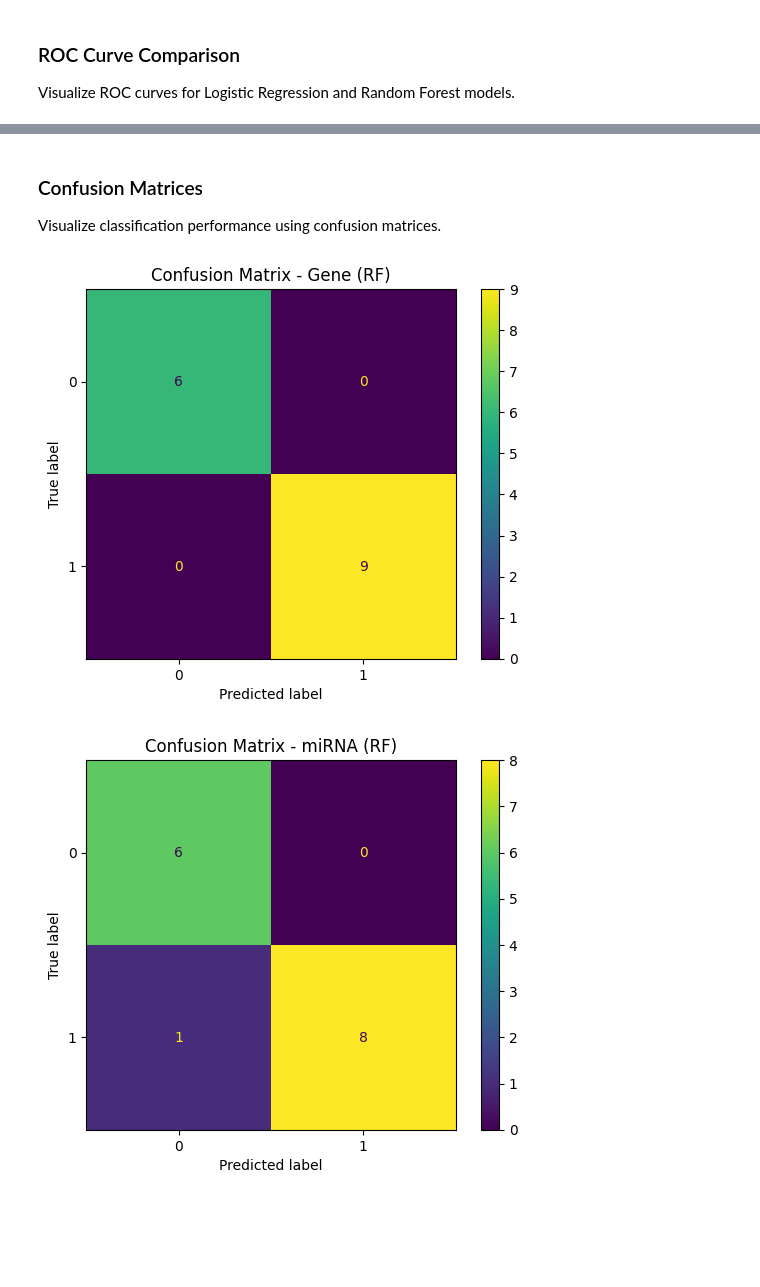
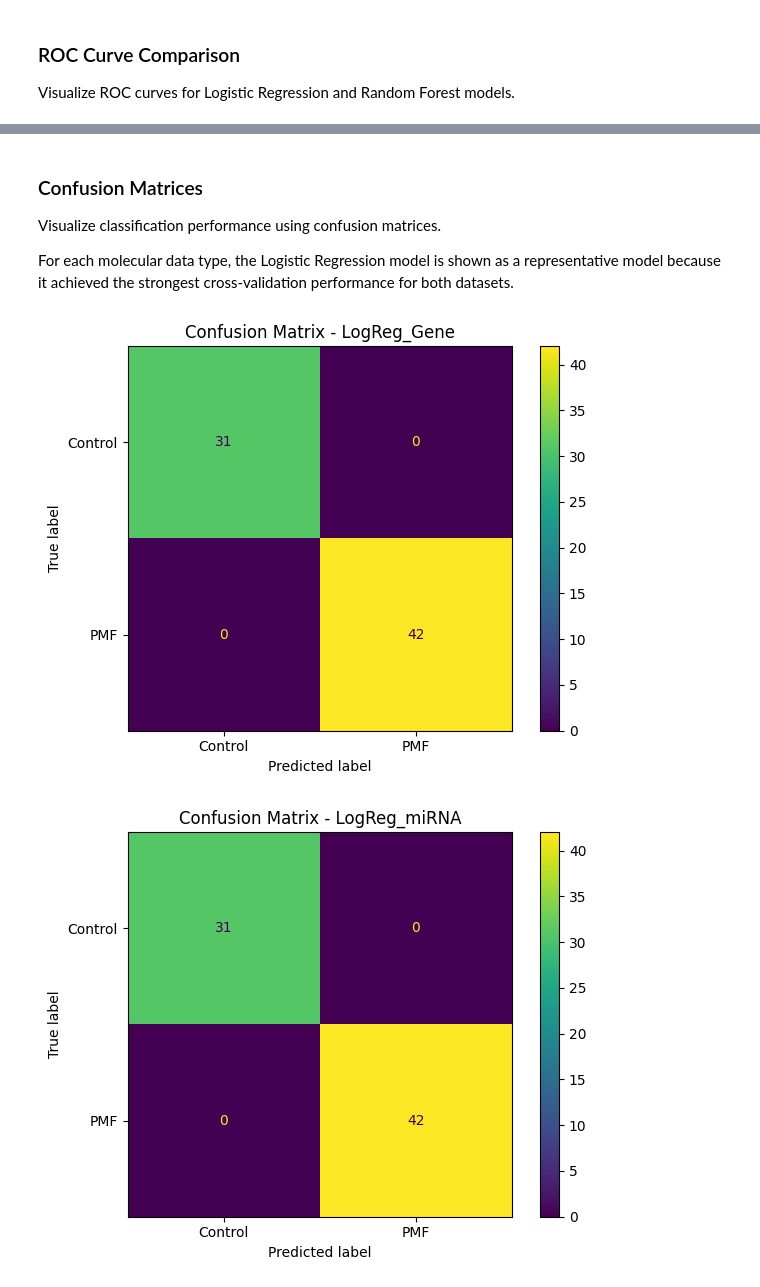
Before and after one commit to Anitej1824/PMF_GEX-miREX_ML_Comparison, a Jupyter notebook: Notebooks/04_Model_Evaluation_&_Comparison.ipynb, the cells around one changed output, grey strips where cells are left out. Cells and saved outputs as stored; diff of their text form; code cells hidden in the pictures; blank space fills up the shorter version.

```diff
--- a/Notebooks/04_Model_Evaluation_&_Comparison.ipynb
+++ b/Notebooks/04_Model_Evaluation_&_Comparison.ipynb
@@ -63 +56,16 @@ results_sorted
+# %%
+oof_predictions = {
+    "LogReg_Gene": pd.read_csv(
+        "../Results/Tables/OOF_Predictions/LogReg_Gene_oof_predictions.csv"
+    ),
+    "RF_Gene": pd.read_csv(
+        "../Results/Tables/OOF_Predictions/RF_Gene_oof_predictions.csv"
+    ),
+    "LogReg_miRNA": pd.read_csv(
+        "../Results/Tables/OOF_Predictions/LogReg_miRNA_oof_predictions.csv"
+    ),
+    "RF_miRNA": pd.read_csv(
+        "../Results/Tables/OOF_Predictions/RF_miRNA_oof_predictions.csv"
+    )
+}
 # %% [markdown]
@@ -168,43 +152,44 @@ plt.show()
 ### Confusion Matrices
 
 Visualize classification performance using confusion matrices.
+
+For each molecular data type, the Logistic Regression model is shown as a representative model because it achieved the strongest cross-validation performance for both datasets.
 # %%
-# Gene (Random Forest)
+# Generate confusion matrices for the selected Logistic Regression models.
+selected_models = [
+    "LogReg_Gene",
+    "LogReg_miRNA"
+]
 
-# Compute confusion matrix for gene RF model
-cm_g = confusion_matrix(gene_preds["yg_test"], gene_preds["yg_pred_rf"])
+for name in selected_models:
 
-# Plot confusion matrix
-disp_g = ConfusionMatrixDisplay(cm_g)
-disp_g.plot()
+    pred = oof_predictions[name]
 
-# Add title
-plt.title("Confusion Matrix - Gene (RF)")
+    # Calculate classification outcomes from out-of-fold predictions.
+    cm = confusion_matrix(
+        pred["y_true"],
+        pred["y_pred"]
+    )
 
-# Save plot
-plt.savefig("../Results/Plots/confusion_matrix_gene_rf.png", bbox_inches="tight")
+    # Display the confusion matrix using the study class labels.
+    disp = ConfusionMatrixDisplay(
+        confusion_matrix=cm,
+        display_labels=["Control", "PMF"]
+    )
 
-# Display plot
-plt.show()
+    disp.plot()
 
+    plt.title(f"Confusion Matrix - {name}")
+    plt.tight_layout()
 
-# miRNA (Random Forest)
+    # Save the confusion matrix for reporting and documentation.
+    plt.savefig(
+        f"../Results/Plots/confusion_matrix_{name}.png",
+        dpi=300,
+        bbox_inches="tight"
+    )
 
-# Compute confusion matrix for miRNA RF model
-cm_m = confusion_matrix(mirna_preds["ym_test"], mirna_preds["ym_pred_rf"])
-
-# Plot confusion matrix
-disp_m = ConfusionMatrixDisplay(cm_m)
-disp_m.plot()
-
-# Add title
-plt.title("Confusion Matrix - miRNA (RF)")
-
-# Save plot
-plt.savefig("../Results/Plots/confusion_matrix_mirna_rf.png", bbox_inches="tight")
-
-# Display plot
-plt.show()
+    plt.show()
 # %% [output]
-[figure, old version]
+[figure, new version]
-[figure, old version]
+[figure, new version]
```
Also changed, not shown: parts of 16 cells of this notebook, 30 other files.
